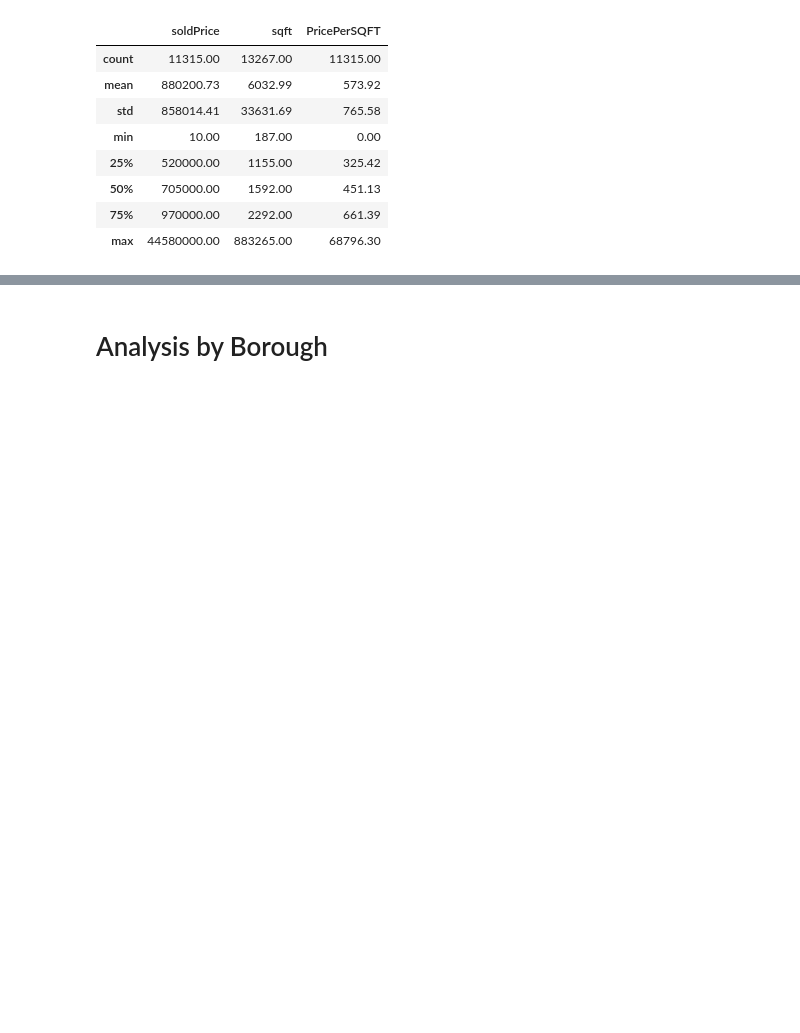
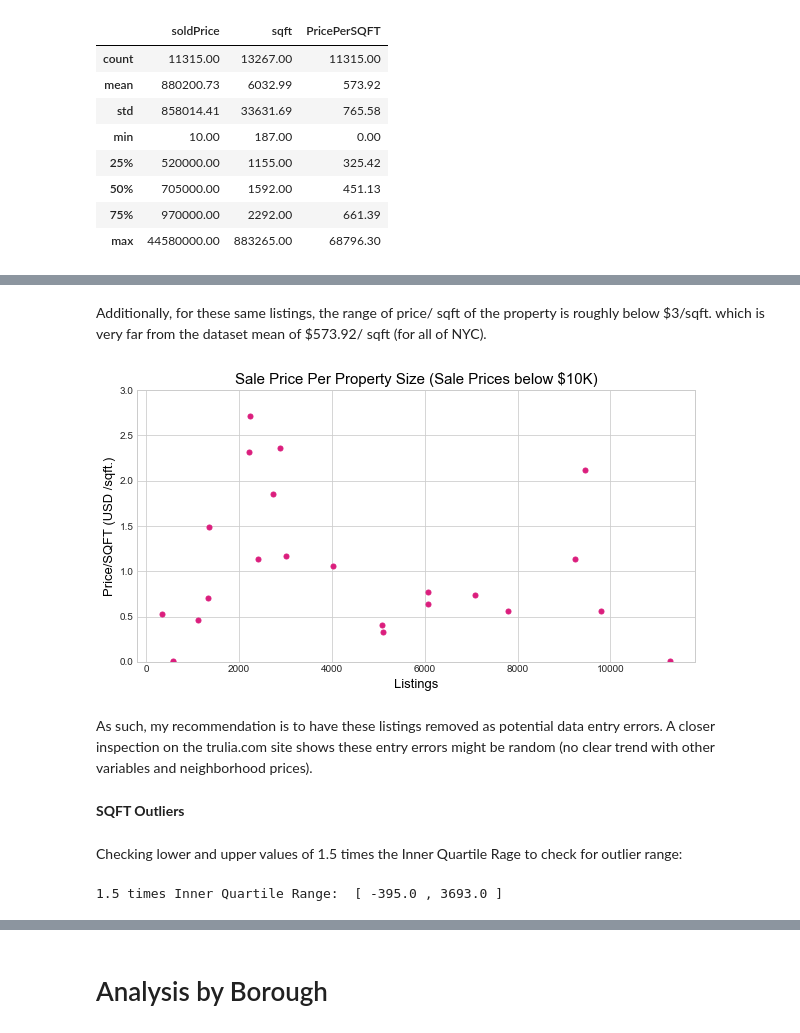
Before and after one commit to CodeSigma91/Project_WebScraping, a Jupyter notebook: analysis and visualization.ipynb, the cells around one changed output, grey strips where cells are left out. Drawn from its saved outputs; the diff is of its cells as text; code cells hidden in the pictures; blank space fills up the shorter version.

```diff
--- a/analysis and visualization.ipynb
+++ b/analysis and visualization.ipynb
@@ -109,0 +170,17 @@ Series([], Name: soldPrice, dtype: float64)
+# %% [markdown]
+ Additionally, for these same listings, the range of price/ sqft of the property is roughly below \$3/sqft. which is very far from the dataset mean of $573.92/ sqft (for all of NYC).
+# %%
+plt.figure(figsize = (10,5))
+
+plt.plot(truliaLO.PricePerSQFT, marker = 'o', linewidth = 0, markersize=5, color = '#db1e7d')
+plt.ylim(0,3)
+
+plt.title('Sale Price Per Property Size (Sale Prices below $10K)', fontsize = 15, color = 'black')
+plt.ylabel('Price/SQFT (USD /sqft.)', fontsize = 13, color = 'black')
+plt.xlabel('Listings', fontsize = 13, color = 'black')
+
+plt.show()
+# %% [output]
+[figure, added]
+# %% [markdown]
+As such, my recommendation is to have these listings removed as potential data entry errors. A closer inspection on the trulia.com site shows these entry errors might be random (no clear trend with other variables and neighborhood prices).
@@ -109,0 +191,13 @@ Series([], Name: soldPrice, dtype: float64)
+# %% [markdown]
+**SQFT Outliers**
+# %% [markdown]
+Checking lower and upper values of 1.5 times the Inner Quartile Rage to check for outlier range:
+# %%
+SF25 = np.percentile(trulia3.sqft, 25)
+SF75 = np.percentile(trulia3.sqft, 75)
+iqr15= 1.5* (SF75 - SF25)
+low  = SF25 - iqr15
+high = SF75 + iqr15
+print('1.5 times Inner Quartile Range: ', '[',low,',',high,']')
+# %% [output]
+1.5 times Inner Quartile Range:  [ -395.0 , 3693.0 ]
```
Also changed, not shown: parts of 117 cells of this notebook, 11 other files.
